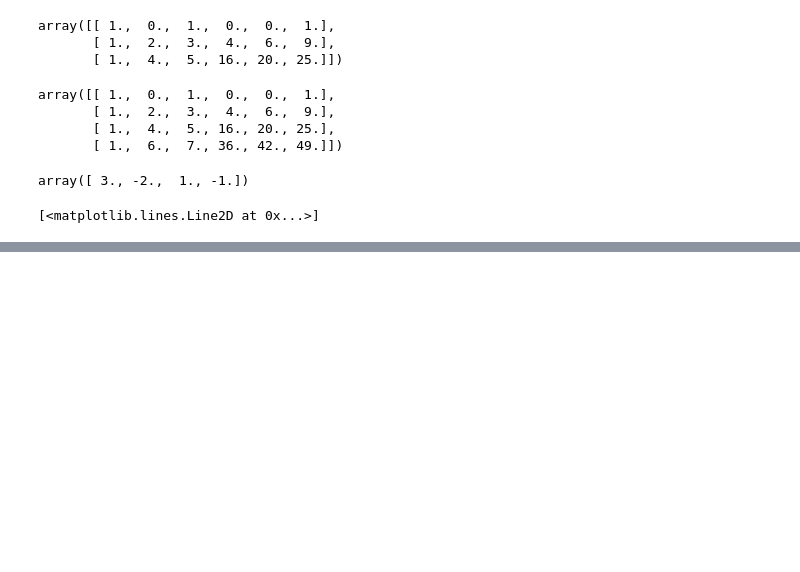
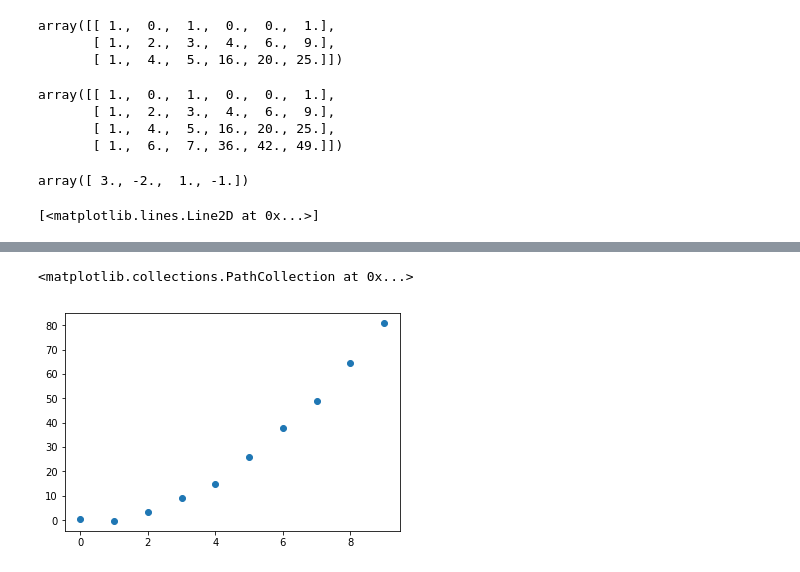
Before and after one commit to bokyonga/ga_projects, a Jupyter notebook: collinearity_ames.ipynb, the cells around one changed output, grey strips where cells are left out. Cells and saved outputs as stored; diff of their text form; code cells hidden in the pictures; blank space fills up the shorter version.

```diff
--- a/collinearity_ames.ipynb
+++ b/collinearity_ames.ipynb
@@ -499,0 +505,3 @@ sns.pairplot(ames)
+# %%
+poly = pd.DataFrame({'x': [i  for i in range(10)],
+                    'y': [i**2 + np.random.normal()for i in range(10)]})
@@ -499,0 +522,5 @@ sns.pairplot(ames)
+# %%
+plt.scatter(poly.x, poly.y)
+# %% [output]
+<matplotlib.collections.PathCollection at 0x...>
+[figure, added]
```
Also changed, not shown: parts of 10 cells of this notebook.
